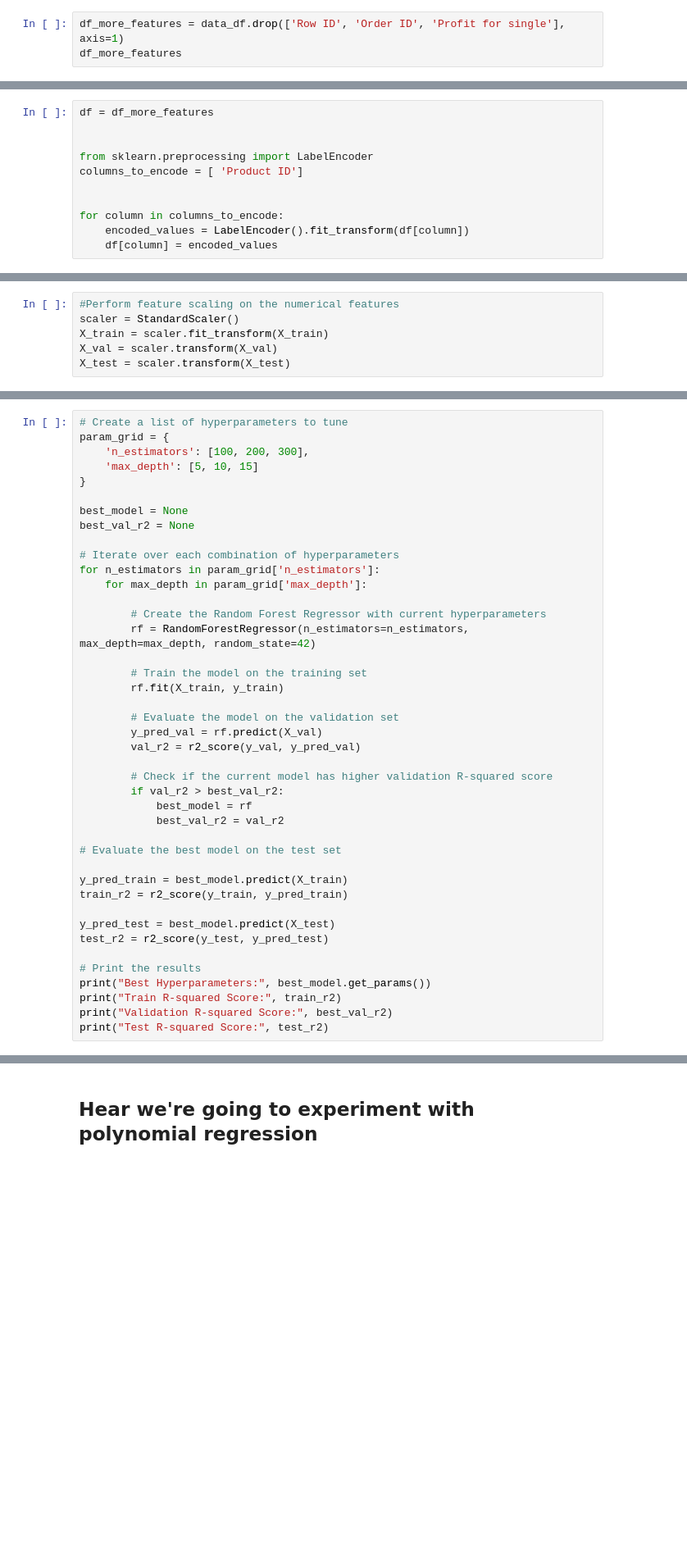
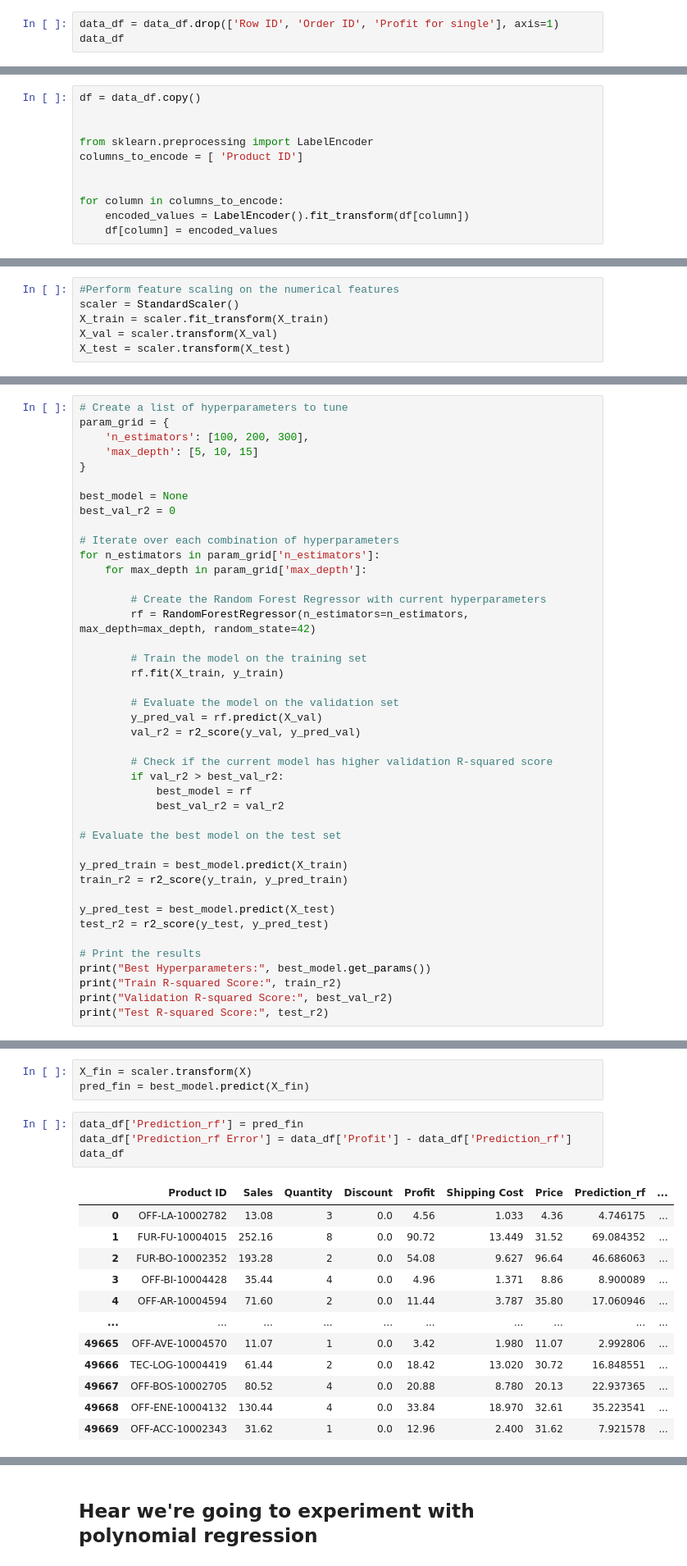
Before and after one commit to sinaaasghari/Superstore, a Jupyter notebook: ML/profit_ml.ipynb, the cells around one changed output, grey strips where cells are left out. Shown at 82% size. Cells and saved outputs as stored; diff of their text form; blank space fills up the shorter version.

```diff
--- a/ML/profit_ml.ipynb
+++ b/ML/profit_ml.ipynb
@@ -50,8 +50,8 @@ data_df
 | 49669 | 51290 | IZ-2011-5750 | OFF-ACC-10002343 | 31.62 | 1 | 0.0 | 12.96 | 2.400 | 31.62 | ... |
 49670 rows × 10 columns
 # %%
-df_more_features = data_df.drop(['Row ID', 'Order ID', 'Profit for single'], axis=1)
-df_more_features
+data_df = data_df.drop(['Row ID', 'Order ID', 'Profit for single'], axis=1)
+data_df
 # %% [output]
 |  | Product ID | Sales | Quantity | Discount | Profit | Shipping Cost | Price |
 | 0 | OFF-LA-10002782 | 13.08 | 3 | 0.0 | 4.56 | 1.033 | 4.36 |
@@ -67,7 +67,7 @@ df_more_features
 | 49669 | OFF-ACC-10002343 | 31.62 | 1 | 0.0 | 12.96 | 2.400 | 31.62 |
 49670 rows × 7 columns
 # %%
-df = df_more_features
+df = data_df.copy()
 
 
 from sklearn.preprocessing import LabelEncoder
@@ -217,7 +218,7 @@ param_grid = {
 }
 
 best_model = None
-best_val_r2 = None
+best_val_r2 = 0
 
 # Iterate over each combination of hyperparameters
 for n_estimators in param_grid['n_estimators']:
@@ -257,0 +260,20 @@ Test R-squared Score: 0.715245281914491
+# %%
+X_fin = scaler.transform(X)
+pred_fin = best_model.predict(X_fin)
+# %%
+data_df['Prediction_rf'] = pred_fin
+data_df['Prediction_rf Error'] = data_df['Profit'] - data_df['Prediction_rf']
+data_df
+# %% [output]
+|  | Product ID | Sales | Quantity | Discount | Profit | Shipping Cost | Price | Prediction_rf | ... |
+| 0 | OFF-LA-10002782 | 13.08 | 3 | 0.0 | 4.56 | 1.033 | 4.36 | 4.746175 | ... |
+| 1 | FUR-FU-10004015 | 252.16 | 8 | 0.0 | 90.72 | 13.449 | 31.52 | 69.084352 | ... |
+| 2 | FUR-BO-10002352 | 193.28 | 2 | 0.0 | 54.08 | 9.627 | 96.64 | 46.686063 | ... |
+| 3 | OFF-BI-10004428 | 35.44 | 4 | 0.0 | 4.96 | 1.371 | 8.86 | 8.900089 | ... |
+| 4 | OFF-AR-10004594 | 71.60 | 2 | 0.0 | 11.44 | 3.787 | 35.80 | 17.060946 | ... |
+| ... | ... | ... | ... | ... | ... | ... | ... | ... | ... |
+| 49665 | OFF-AVE-10004570 | 11.07 | 1 | 0.0 | 3.42 | 1.980 | 11.07 | 2.992806 | ... |
+| 49666 | TEC-LOG-10004419 | 61.44 | 2 | 0.0 | 18.42 | 13.020 | 30.72 | 16.848551 | ... |
+| 49667 | OFF-BOS-10002705 | 80.52 | 4 | 0.0 | 20.88 | 8.780 | 20.13 | 22.937365 | ... |
+| 49668 | OFF-ENE-10004132 | 130.44 | 4 | 0.0 | 33.84 | 18.970 | 32.61 | 35.223541 | ... |
+| 49669 | OFF-ACC-10002343 | 31.62 | 1 | 0.0 | 12.96 | 2.400 | 31.62 | 7.921578 | ... |
```
Also changed, not shown: parts of 10 cells of this notebook, 1 other file.
